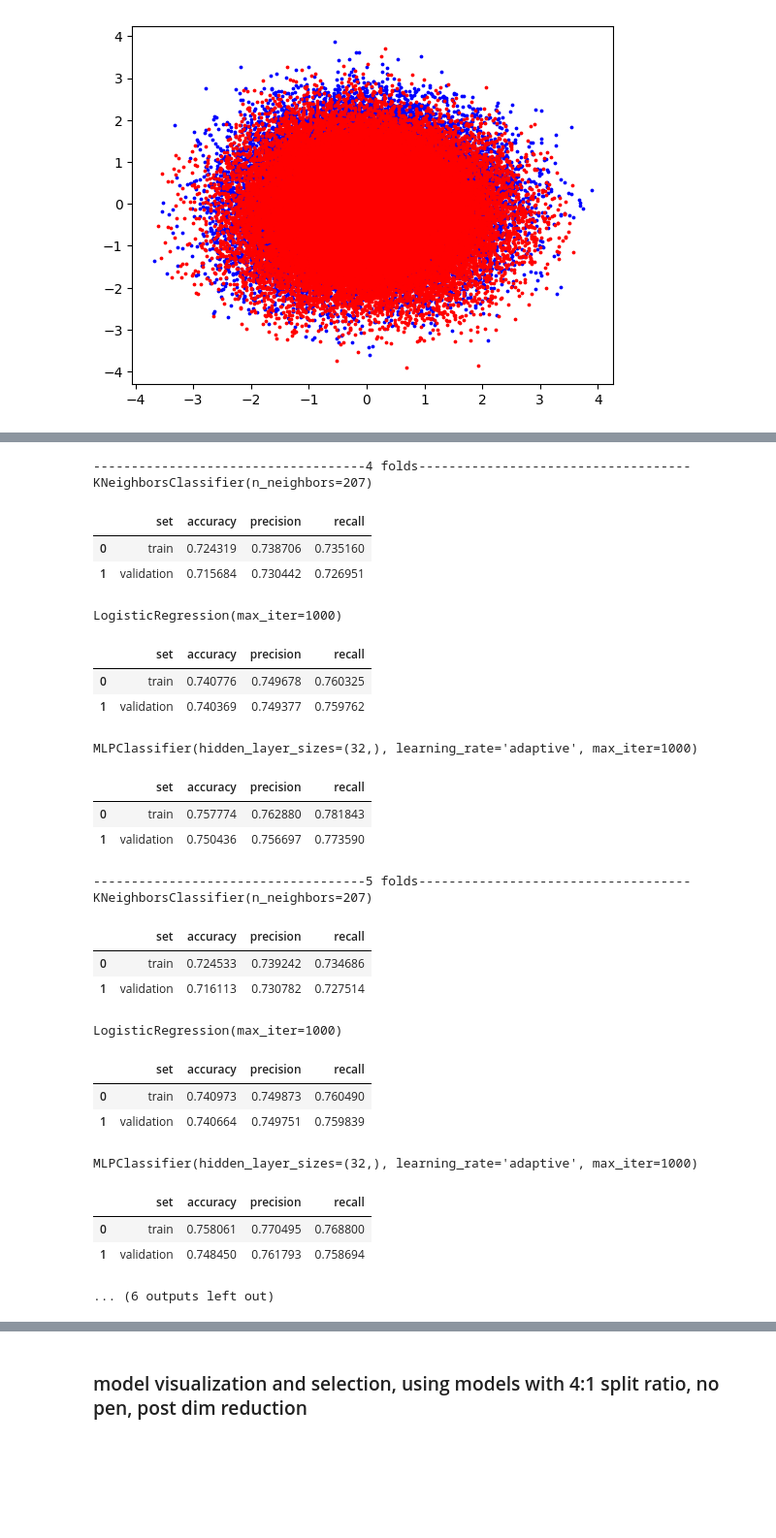
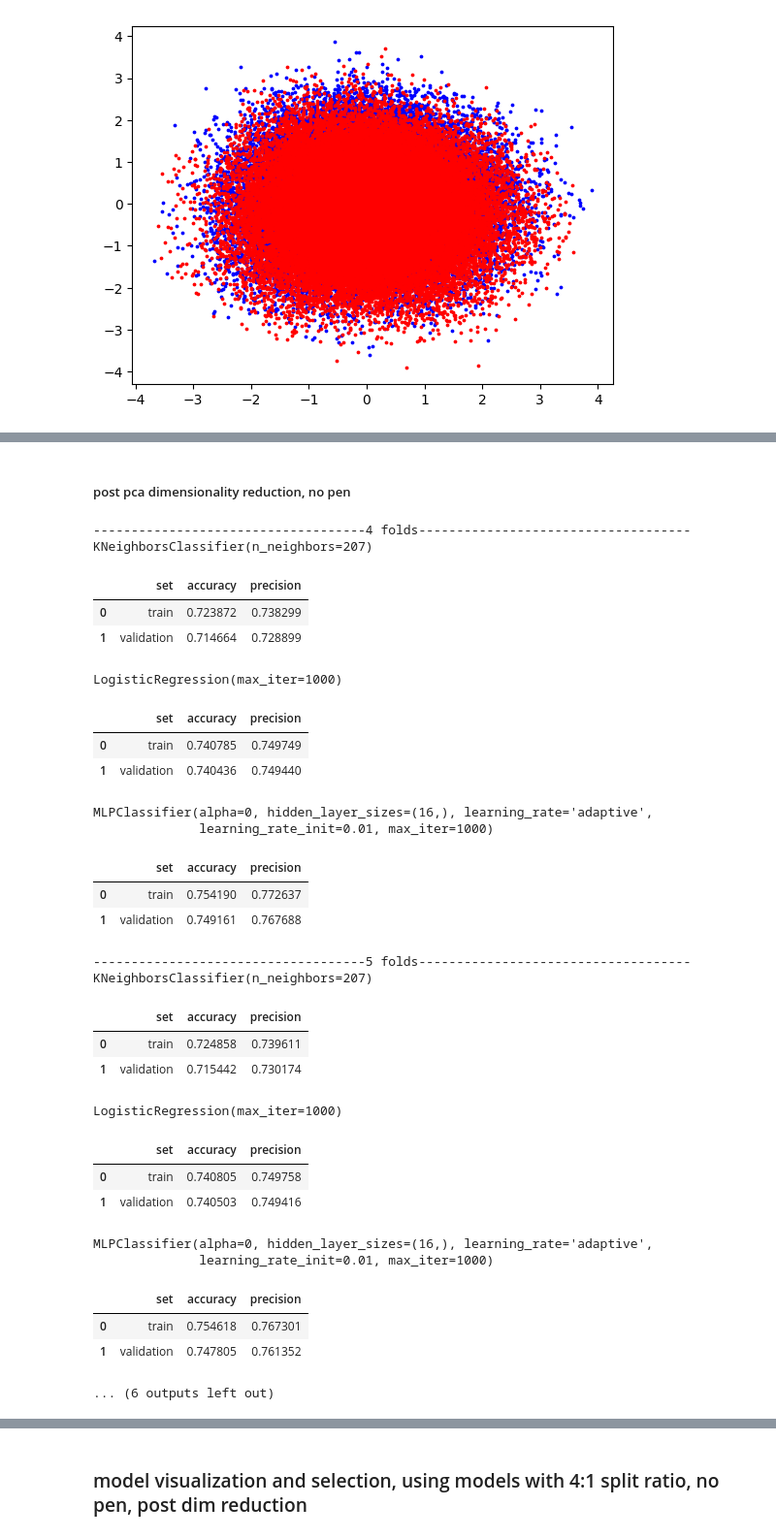
Before and after one commit to duongk67/ML_final_project, a Jupyter notebook: classification.ipynb, the cells around one changed output, grey strips where cells are left out. Shown at 97% size. Saved outputs shown, nothing was run; the diff lists cells and outputs as text; code cells hidden in the pictures; blank space fills up the shorter version.

```diff
--- a/classification.ipynb
+++ b/classification.ipynb
@@ -125,10 +142,13 @@ k = 207
 # %%
 # finding optimal setting for ann hidden layer
 
-# param_grid = {'hidden_layer_sizes': [(8,), (16,), (32,), (64), (128,), (8, 8), (16, 16), (32, 32)] }
+# param_grid = {#'hidden_layer_sizes': [(8,), (16,), (32,), (64), (128,), (8, 8), (16, 16), (32, 32)]
+#   'learning_rate_init': [0.0001, 0.001, 0.01, 0.1], 'alpha': [0.0001, 0.001, 0.01, 0.1]}
 # ann = MLPClassifier(learning_rate='adaptive', max_iter=1000)
 # from sklearn.model_selection import GridSearchCV
 # grid_search = GridSearchCV(ann, param_grid, cv=5, n_jobs=-1)
 # grid_search.fit(X_train, Y_train)
 # print(grid_search.best_params_) # (32,)
+
 hidden_layer = (32,)
+learning_rate_init = 0.001
@@ -136,0 +155,11 @@ hidden_layer = (32,)
+# %%
+
+# param_grid = {'alpha': [0.1, 0.01, 0.001, 0.0001]}
+# ann = MLPClassifier(learning_rate='adaptive', max_iter=1000)
+# from sklearn.model_selection import GridSearchCV
+# grid_search = GridSearchCV(ann, param_grid, cv=5, n_jobs=-1)
+# grid_search.fit(X_train, Y_train)
+# print(grid_search.best_params_)
+hidden_layer_t = (16,)
+learning_rate_init_t = 0.01
+alpha = 0.1
@@ -140,9 +170,9 @@ folds = [4, 5, 6]
 # %%
 for i in folds:
   print(f'------------------------------------{i} folds------------------------------------')
-  model.append(kfold(X, y, KNeighborsClassifier(n_neighbors=k), i))
-  model.append(kfold(X, y, LogisticRegression(max_iter=1000), i))
-  model.append(kfold(X, y, MLPClassifier(hidden_layer_sizes=hidden_layer, learning_rate='adaptive', max_iter=1000), i))
+  kfold(X, y, KNeighborsClassifier(n_neighbors=k), i)
+  kfold(X, y, LogisticRegression(max_iter=1000), i)
+  kfold(X, y, MLPClassifier(hidden_layer_sizes=hidden_layer, learning_rate='adaptive', max_iter=1000, alpha=0, learning_rate_init=learning_rate_init), i)
 # %% [output]
 ------------------------------------4 folds------------------------------------
 KNeighborsClassifier(n_neighbors=207)
@@ -176,34 +206,38 @@ X_t = pd.DataFrame(PCA().fit_transform(X))
+# %% [markdown]
+##### post pca dimensionality reduction, no pen
 # %%
 for i in folds:
   print(f'------------------------------------{i} folds------------------------------------')
-  model.append(kfold(X_t, y, KNeighborsClassifier(n_neighbors=k), i))
-  model.append(kfold(X_t, y, LogisticRegression(max_iter=1000), i))
-  model.append(kfold(X_t, y, MLPClassifier(hidden_layer_sizes=hidden_layer, learning_rate='adaptive', max_iter=1000), i))
+  kfold(X, y, KNeighborsClassifier(n_neighbors=k), i, PCA())
+  kfold(X, y, LogisticRegression(max_iter=1000), i, PCA())
+  kfold(X, y, MLPClassifier(hidden_layer_sizes=hidden_layer_t, learning_rate='adaptive', max_iter=1000, alpha=0, learning_rate_init=learning_rate_init_t), i, PCA())
 # %% [output]
 ------------------------------------4 folds------------------------------------
 KNeighborsClassifier(n_neighbors=207)
-|  | set | accuracy | precision | recall |
-| 0 | train | 0.724319 | 0.738706 | 0.735160 |
-| 1 | validation | 0.715684 | 0.730442 | 0.726951 |
+|  | set | accuracy | precision |
+| 0 | train | 0.723872 | 0.738299 |
+| 1 | validation | 0.714664 | 0.728899 |
 LogisticRegression(max_iter=1000)
-|  | set | accuracy | precision | recall |
-| 0 | train | 0.740776 | 0.749678 | 0.760325 |
-| 1 | validation | 0.740369 | 0.749377 | 0.759762 |
+|  | set | accuracy | precision |
+| 0 | train | 0.740785 | 0.749749 |
+| 1 | validation | 0.740436 | 0.749440 |
-MLPClassifier(hidden_layer_sizes=(32,), learning_rate='adaptive', max_iter=1000)
+MLPClassifier(alpha=0, hidden_layer_sizes=(16,), learning_rate='adaptive',
+              learning_rate_init=0.01, max_iter=1000)
-|  | set | accuracy | precision | recall |
-| 0 | train | 0.757774 | 0.762880 | 0.781843 |
-| 1 | validation | 0.750436 | 0.756697 | 0.773590 |
+|  | set | accuracy | precision |
+| 0 | train | 0.754190 | 0.772637 |
+| 1 | validation | 0.749161 | 0.767688 |
 ------------------------------------5 folds------------------------------------
 KNeighborsClassifier(n_neighbors=207)
-|  | set | accuracy | precision | recall |
-| 0 | train | 0.724533 | 0.739242 | 0.734686 |
-| 1 | validation | 0.716113 | 0.730782 | 0.727514 |
+|  | set | accuracy | precision |
+| 0 | train | 0.724858 | 0.739611 |
+| 1 | validation | 0.715442 | 0.730174 |
 LogisticRegression(max_iter=1000)
-|  | set | accuracy | precision | recall |
-| 0 | train | 0.740973 | 0.749873 | 0.760490 |
-| 1 | validation | 0.740664 | 0.749751 | 0.759839 |
+|  | set | accuracy | precision |
+| 0 | train | 0.740805 | 0.749758 |
+| 1 | validation | 0.740503 | 0.749416 |
-MLPClassifier(hidden_layer_sizes=(32,), learning_rate='adaptive', max_iter=1000)
+MLPClassifier(alpha=0, hidden_layer_sizes=(16,), learning_rate='adaptive',
+              learning_rate_init=0.01, max_iter=1000)
-|  | set | accuracy | precision | recall |
-| 0 | train | 0.758061 | 0.770495 | 0.768800 |
-| 1 | validation | 0.748450 | 0.761793 | 0.758694 |
+|  | set | accuracy | precision |
+| 0 | train | 0.754618 | 0.767301 |
+| 1 | validation | 0.747805 | 0.761352 |
 ... (6 outputs left out)
```
Also changed, not shown: parts of 20 cells of this notebook, 3 other files.
